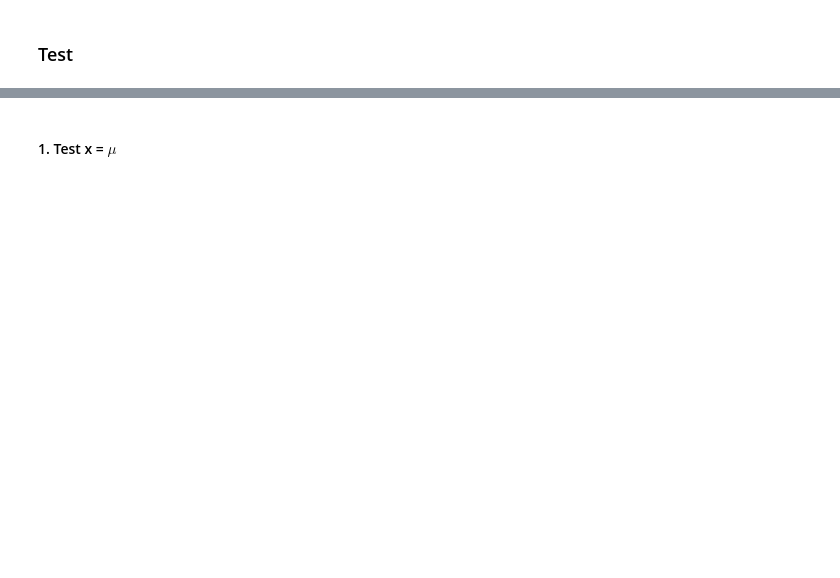
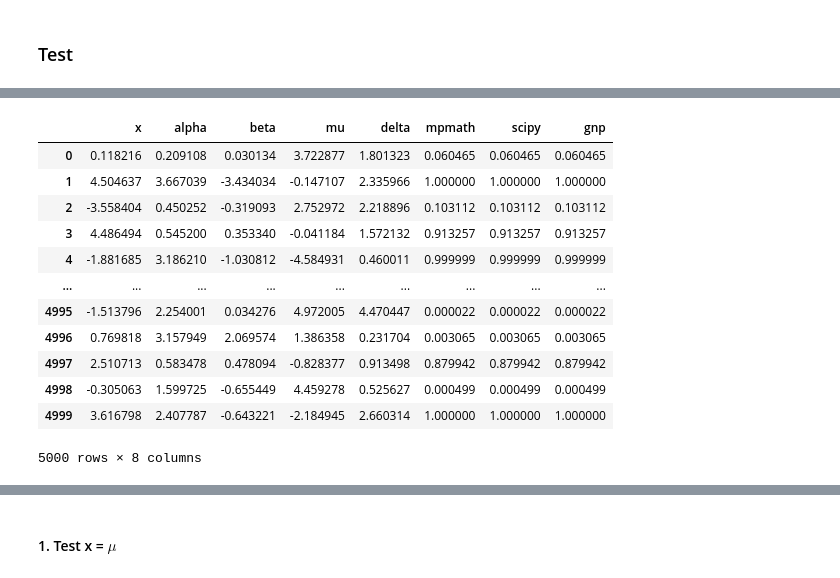
Before and after one commit to guillermo-navas-palencia/normal-inverse-gaussian, a Jupyter notebook: test.ipynb, the cells around one changed output, grey strips where cells are left out. Saved outputs shown, nothing was run; the diff lists cells and outputs as text; code cells hidden in the pictures; blank space fills up the shorter version.

Commit message:
Test general case

```diff
--- a/test.ipynb
+++ b/test.ipynb
@@ -60,0 +169,17 @@ B = np.array(list(itertools.product(mus, xxs, deltas)))
+# %%
+df_test = pd.read_csv('instances_general_small.csv')
+df_test
+# %% [output]
+|  | x | alpha | beta | mu | delta | mpmath | scipy | gnp |
+| 0 | 0.118216 | 0.209108 | 0.030134 | 3.722877 | 1.801323 | 0.060465 | 0.060465 | 0.060465 |
+| 1 | 4.504637 | 3.667039 | -3.434034 | -0.147107 | 2.335966 | 1.000000 | 1.000000 | 1.000000 |
+| 2 | -3.558404 | 0.450252 | -0.319093 | 2.752972 | 2.218896 | 0.103112 | 0.103112 | 0.103112 |
+| 3 | 4.486494 | 0.545200 | 0.353340 | -0.041184 | 1.572132 | 0.913257 | 0.913257 | 0.913257 |
+| 4 | -1.881685 | 3.186210 | -1.030812 | -4.584931 | 0.460011 | 0.999999 | 0.999999 | 0.999999 |
+| ... | ... | ... | ... | ... | ... | ... | ... | ... |
+| 4995 | -1.513796 | 2.254001 | 0.034276 | 4.972005 | 4.470447 | 0.000022 | 0.000022 | 0.000022 |
+| 4996 | 0.769818 | 3.157949 | 2.069574 | 1.386358 | 0.231704 | 0.003065 | 0.003065 | 0.003065 |
+| 4997 | 2.510713 | 0.583478 | 0.478094 | -0.828377 | 0.913498 | 0.879942 | 0.879942 | 0.879942 |
+| 4998 | -0.305063 | 1.599725 | -0.655449 | 4.459278 | 0.525627 | 0.000499 | 0.000499 | 0.000499 |
+| 4999 | 3.616798 | 2.407787 | -0.643221 | -2.184945 | 2.660314 | 1.000000 | 1.000000 | 1.000000 |
+5000 rows × 8 columns
```
Also changed, not shown: parts of 27 cells of this notebook.
